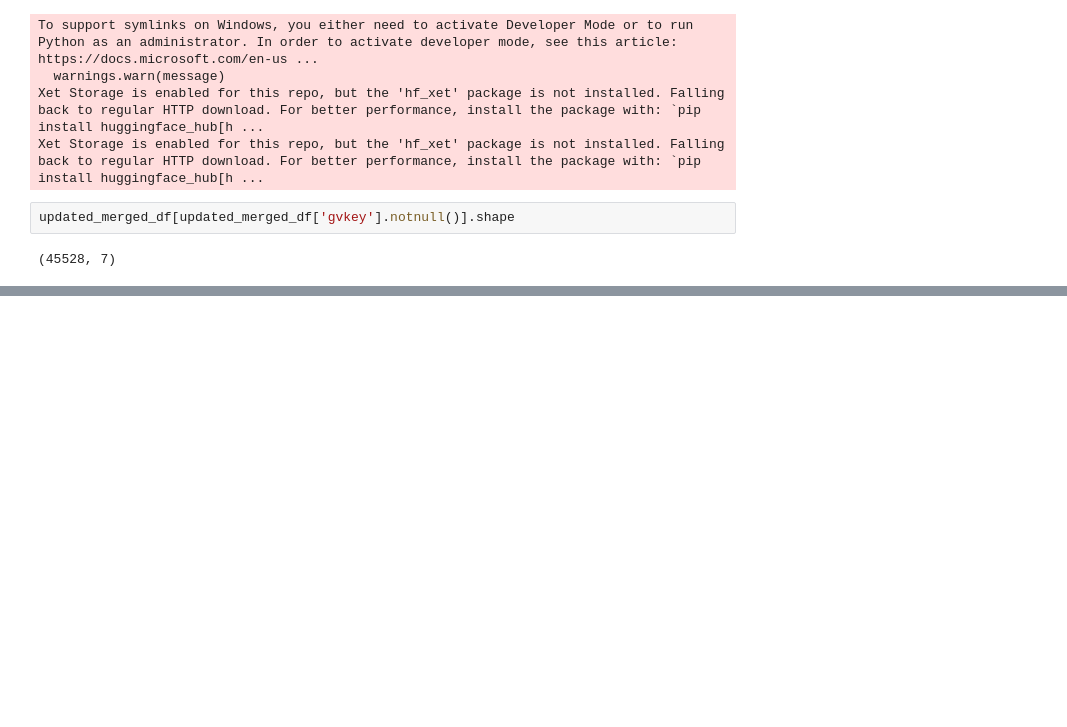
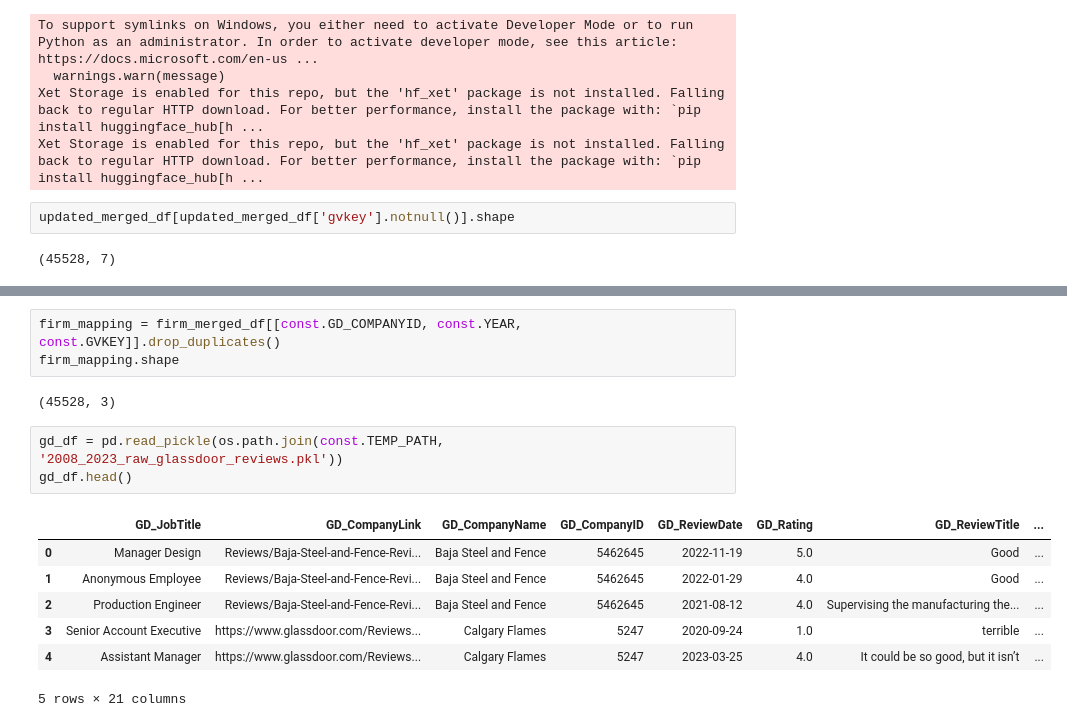
Before and after one commit to wangyouan/glassdoor-server, a Jupyter notebook: JupyterLabs/OrganizeGlassdoorData.ipynb, the cells around one changed output, grey strips where cells are left out. Drawn from its saved outputs; the diff is of its cells as text; blank space fills up the shorter version.

```diff
--- a/JupyterLabs/OrganizeGlassdoorData.ipynb
+++ b/JupyterLabs/OrganizeGlassdoorData.ipynb
@@ -276,0 +287,16 @@ updated_merged_df.to_pickle(os.path.join(const.TEMP_PATH, '2008_2023_glassdoor_n
+# %%
+firm_mapping = firm_merged_df[[const.GD_COMPANYID, const.YEAR, const.GVKEY]].drop_duplicates()
+firm_mapping.shape
+# %% [output]
+(45528, 3)
+# %%
+gd_df = pd.read_pickle(os.path.join(const.TEMP_PATH, '2008_2023_raw_glassdoor_reviews.pkl'))
+gd_df.head()
+# %% [output]
+|  | GD_JobTitle | GD_CompanyLink | GD_CompanyName | GD_CompanyID | GD_ReviewDate | GD_Rating | GD_ReviewTitle | ... |
+| 0 | Manager Design | Reviews/Baja-Steel-and-Fence-Revi... | Baja Steel and Fence | 5462645 | 2022-11-19 | 5.0 | Good | ... |
+| 1 | Anonymous Employee | Reviews/Baja-Steel-and-Fence-Revi... | Baja Steel and Fence | 5462645 | 2022-01-29 | 4.0 | Good | ... |
+| 2 | Production Engineer | Reviews/Baja-Steel-and-Fence-Revi... | Baja Steel and Fence | 5462645 | 2021-08-12 | 4.0 | Supervising the manufacturing the... | ... |
+| 3 | Senior Account Executive | https://www.glassdoor.com/Reviews... | Calgary Flames | 5247 | 2020-09-24 | 1.0 | terrible | ... |
+| 4 | Assistant Manager | https://www.glassdoor.com/Reviews... | Calgary Flames | 5247 | 2023-03-25 | 4.0 | It could be so good, but it isn’t | ... |
+5 rows × 21 columns
```
Also changed, not shown: parts of 15 cells of this notebook.
